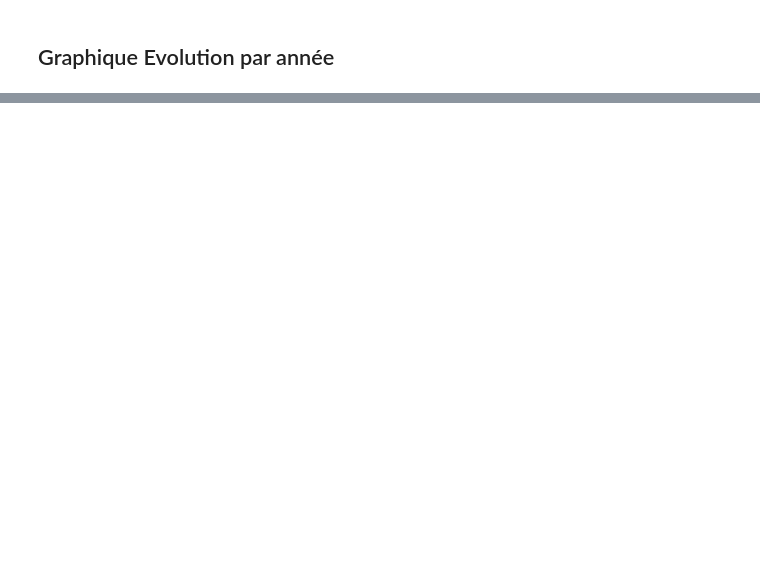
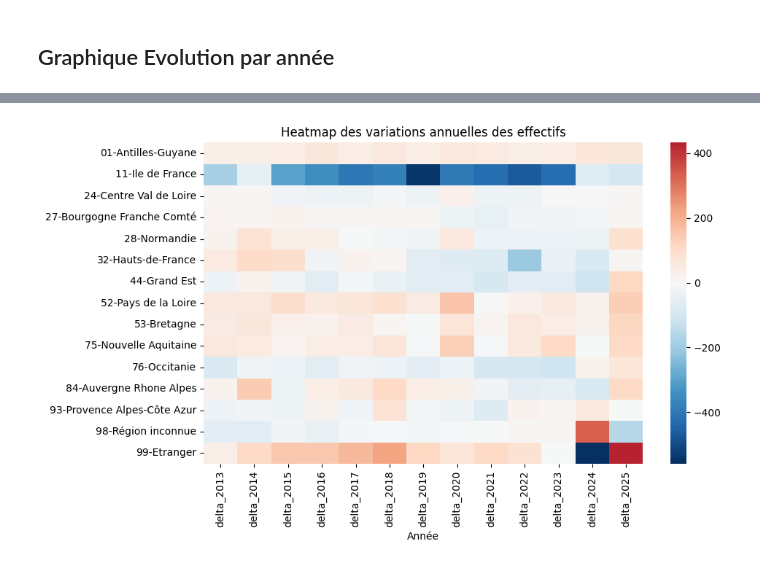
Before and after one commit to dfornier/Python-pour-la-data-science, a Jupyter notebook: StatDesc_2.ipynb, the cells around one changed output, grey strips where cells are left out. Drawn from its saved outputs; the diff is of its cells as text; code cells hidden in the pictures; blank space fills up the shorter version.

```diff
--- a/StatDesc_2.ipynb
+++ b/StatDesc_2.ipynb
@@ -142,0 +322,19 @@ plt.show()
+# %%
+import seaborn as sns
+
+plt.figure(figsize=(10, 6))
+
+sns.heatmap(
+    df.set_index("region_diplome")[delta_cols],
+    center=0,
+    cmap="RdBu_r",
+    annot=False
+)
+
+plt.title("Heatmap des variations annuelles des effectifs")
+plt.xlabel("Année")
+plt.ylabel("")
+plt.tight_layout()
+plt.show()
+# %% [output]
+[figure, added]
```
Also changed, not shown: parts of 16 cells of this notebook.
